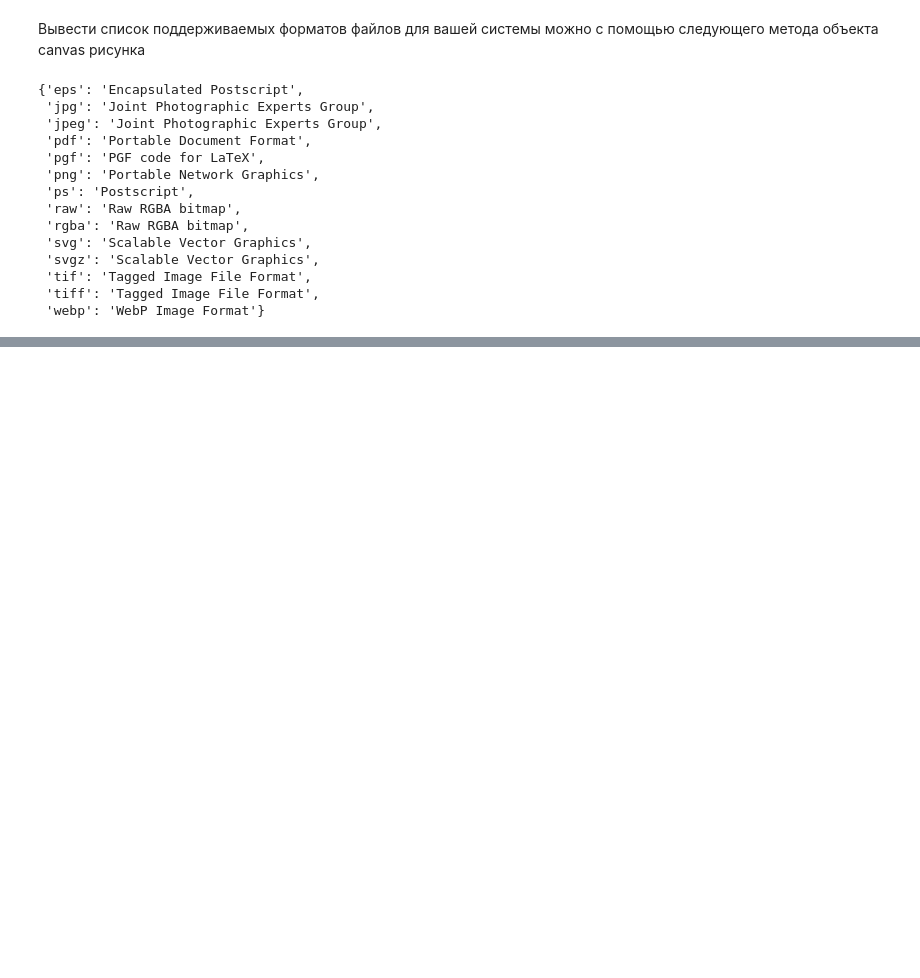
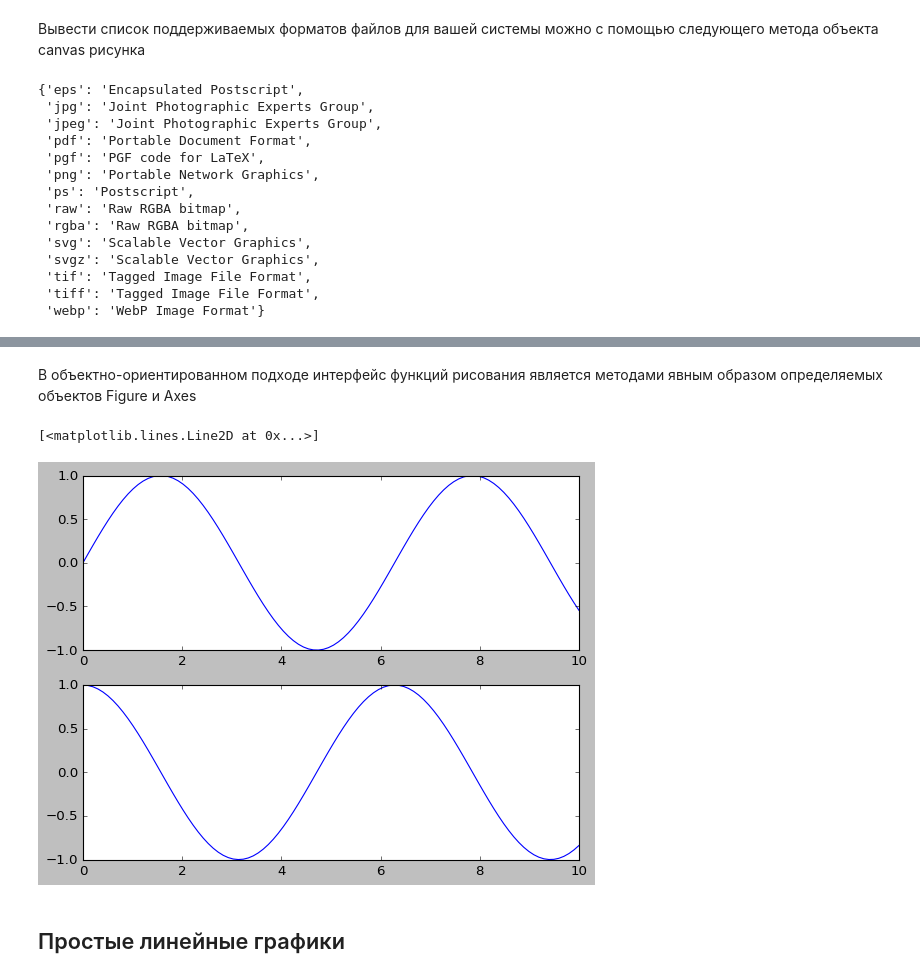
Before and after one commit to Mentaltired/Python_data_science_handbook_abstract, a Jupyter notebook: Глава 4. Matplotlib.ipynb, the cells around one changed output, grey strips where cells are left out. Drawn from its saved outputs; the diff is of its cells as text; code cells hidden in the pictures; blank space fills up the shorter version.

```diff
--- a/Глава 4. Matplotlib.ipynb
+++ b/Глава 4. Matplotlib.ipynb
@@ -61,0 +82,14 @@ fig.canvas.get_supported_filetypes()
+# %% [markdown]
+В объектно-ориентированном подходе интерфейс функций рисования является методами явным образом определяемых объектов Figure и Axes
+# %%
+# Сначала создаем сетку графиков
+# ax будет массивом из двух объектов Axes
+fig, ax = plt.subplots(2)
+# Вызываем метод plot() соответствующего объекта
+ax[0].plot(x, np.sin(x))
+ax[1].plot(x, np.cos(x))
+# %% [output]
+[<matplotlib.lines.Line2D at 0x...>]
+[figure, added]
+# %% [markdown]
+## Простые линейные графики
```
Also changed, not shown: parts of 59 cells of this notebook.
